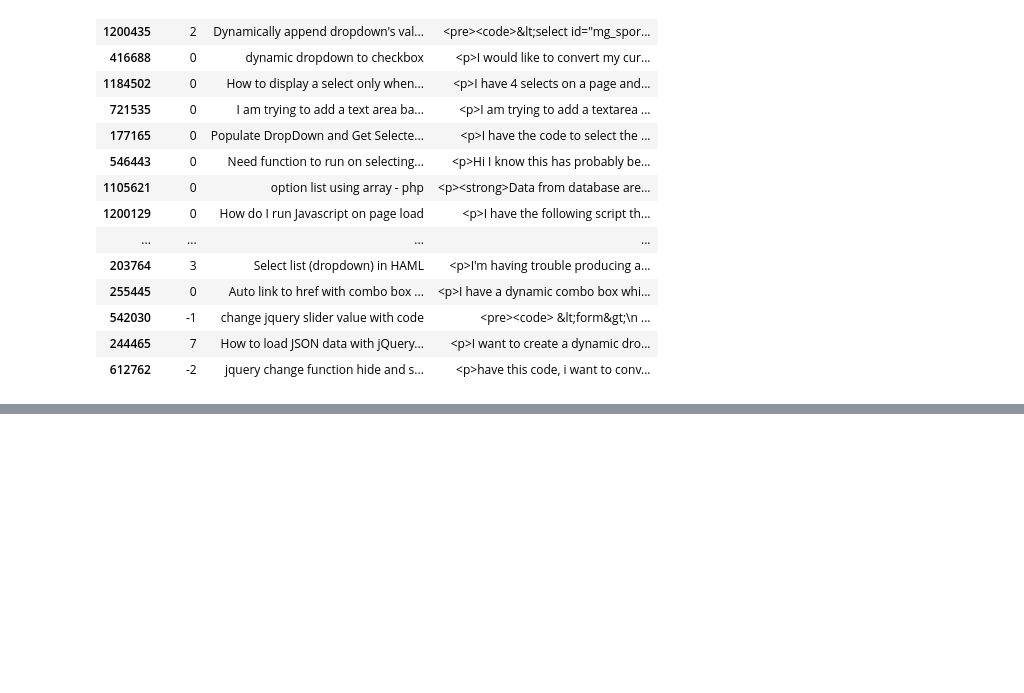
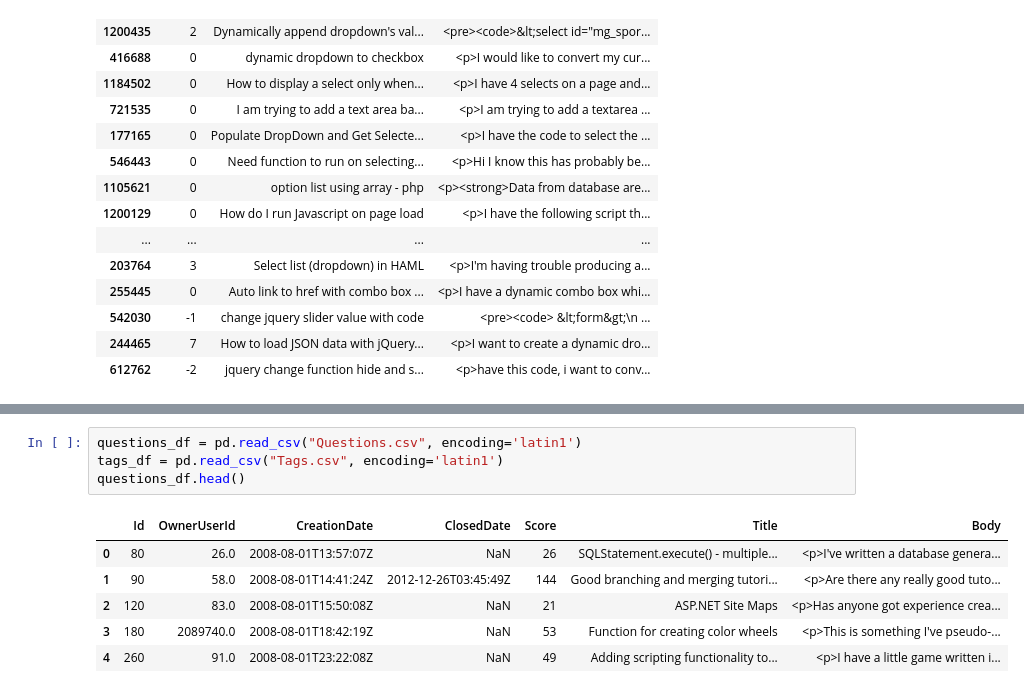
Before and after one commit to sprerak48/Autonomous-tagging-using-Deep-Learning, a Jupyter notebook: AT.ipynb, the cells around one changed output, grey strips where cells are left out. Cells and saved outputs as stored; diff of their text form; blank space fills up the shorter version.

```diff
--- a/AT.ipynb
+++ b/AT.ipynb
@@ -394,0 +420,11 @@ bc.loc[bc['Cluster'] == cnts.index[2]][['Score', 'Title', 'Body']]
+# %%
+questions_df = pd.read_csv("Questions.csv", encoding='latin1')
+tags_df = pd.read_csv("Tags.csv", encoding='latin1')
+questions_df.head()
+# %% [output]
+|  | Id | OwnerUserId | CreationDate | ClosedDate | Score | Title | Body |
+| 0 | 80 | 26.0 | 2008-08-01T13:57:07Z | NaN | 26 | SQLStatement.execute() - multiple... | <p>I've written a database genera... |
+| 1 | 90 | 58.0 | 2008-08-01T14:41:24Z | 2012-12-26T03:45:49Z | 144 | Good branching and merging tutori... | <p>Are there any really good tuto... |
+| 2 | 120 | 83.0 | 2008-08-01T15:50:08Z | NaN | 21 | ASP.NET Site Maps | <p>Has anyone got experience crea... |
+| 3 | 180 | 2089740.0 | 2008-08-01T18:42:19Z | NaN | 53 | Function for creating color wheels | <p>This is something I've pseudo-... |
+| 4 | 260 | 91.0 | 2008-08-01T23:22:08Z | NaN | 49 | Adding scripting functionality to... | <p>I have a little game written i... |
```
Also changed, not shown: parts of 25 cells of this notebook.
